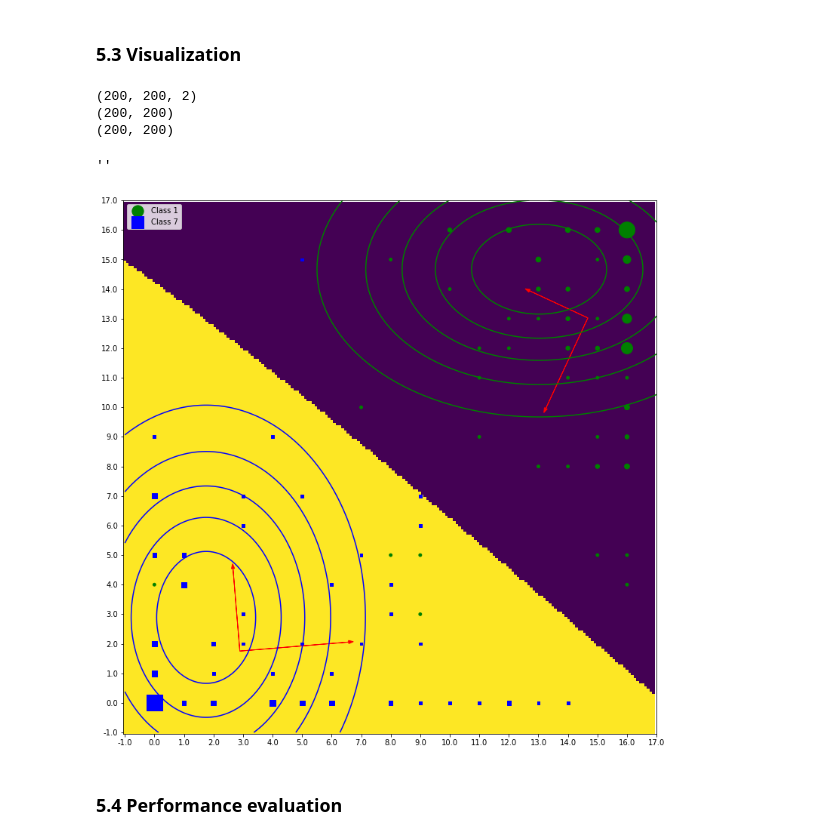
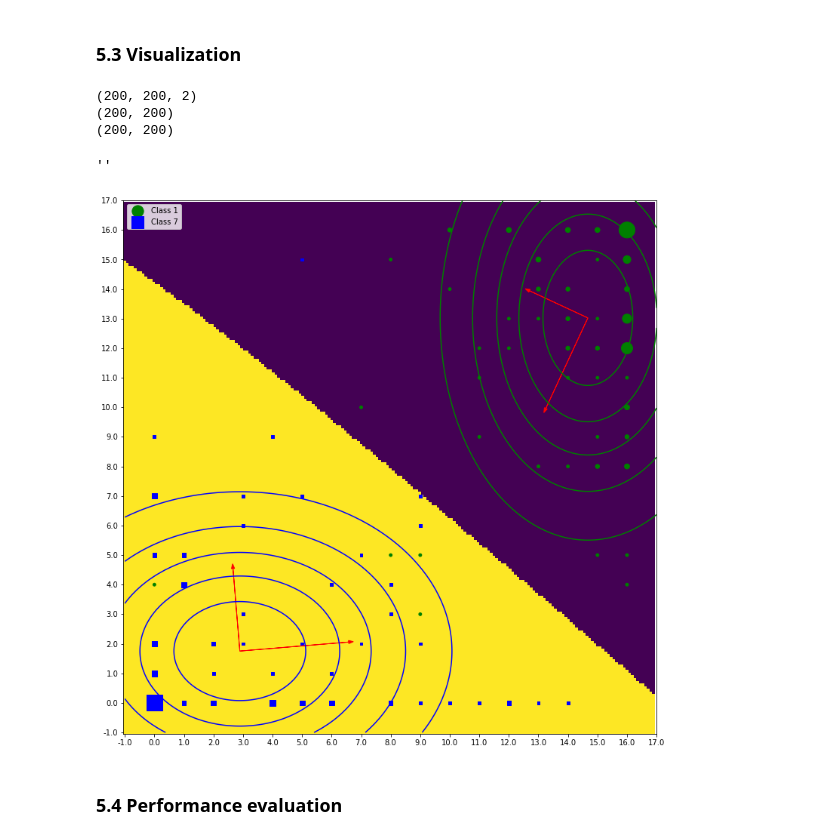
Before and after one commit to LarsKue/FML, a Jupyter notebook: ex02/qda-lda-nico.ipynb, the cells around one changed output. Saved outputs shown, nothing was run; the diff lists cells and outputs as text; code cells hidden in the pictures.

```diff
--- a/ex02/qda-lda-nico.ipynb
+++ b/ex02/qda-lda-nico.ipynb
@@ -271,7 +271,8 @@ reduced_x_train = reduce_dimensions(x_train)
 unique_x_train_1, count_x_train_1 = np.unique(reduced_x_train[:,y_train == 1], axis=1, return_counts=True)
 unique_x_train_7, count_x_train_7 = np.unique(reduced_x_train[:,y_train == 7], axis=1, return_counts=True)
 
-grid = np.array(np.meshgrid(np.linspace(-1,17,200), np.linspace(-1,17,200))).T
+grid = np.array(np.meshgrid(np.linspace(-1,17,200), np.linspace(-1,17,200)))
+grid = np.moveaxis(grid, 0, -1)
 print(grid.shape)
 
 for k, (Sigma_k, color) in enumerate(zip(covmat, ["green", "blue"])):
@@ -303,34 +304,34 @@ grid = np.array(np.meshgrid(np.linspace(-1,17,200), np.linspace(-1,17,200)))
 for i in range(200):
     data.append(predict_qda(mu, covmat, p, grid[:,:,i].T))
 
 plt.imshow(np.array(data), interpolation='nearest', origin='lower')
 plt.scatter((unique_x_train_1[0]+1)*200./18, (unique_x_train_1[1]+1)*200./18, s=15*count_x_train_1, color="green", marker="o", label="Class 1")
 plt.scatter((unique_x_train_7[0]+1)*200./18, (unique_x_train_7[1]+1)*200./18, s=15*count_x_train_7, color="blue", marker="s", label="Class 7")
 plt.xticks(np.linspace(0,200,19), np.linspace(-1,17,19))
 plt.yticks(np.linspace(0,200,19), np.linspace(-1,17,19))
 
 
 #print(mu[0])
 for Sigma_k, mu_k in zip(covmat, mu):
     eigenvalues, eigenvector = np.linalg.eig(Sigma_k)
     scaled_eigenvectors = eigenvector * np.sqrt(eigenvalues)
     #print(scaled_eigenvectors)
 
     plt.arrow(*((mu_k+1)*200./18), *(scaled_eigenvectors.T[0]*200./18), color="red", head_width=1.2)
     plt.arrow(*((mu_k+1)*200./18), *(scaled_eigenvectors.T[1]*200./18), color="red", head_width=1.2)
 
 
 
 
 plt.legend(loc="upper left")
 
 ;
 # %% [output]
 (200, 200, 2)
 (200, 200)
 (200, 200)
 ''
-[figure, old version]
+[figure, new version]
 # %% [markdown]
 ### 5.4 Performance evaluation
 # %%
```
